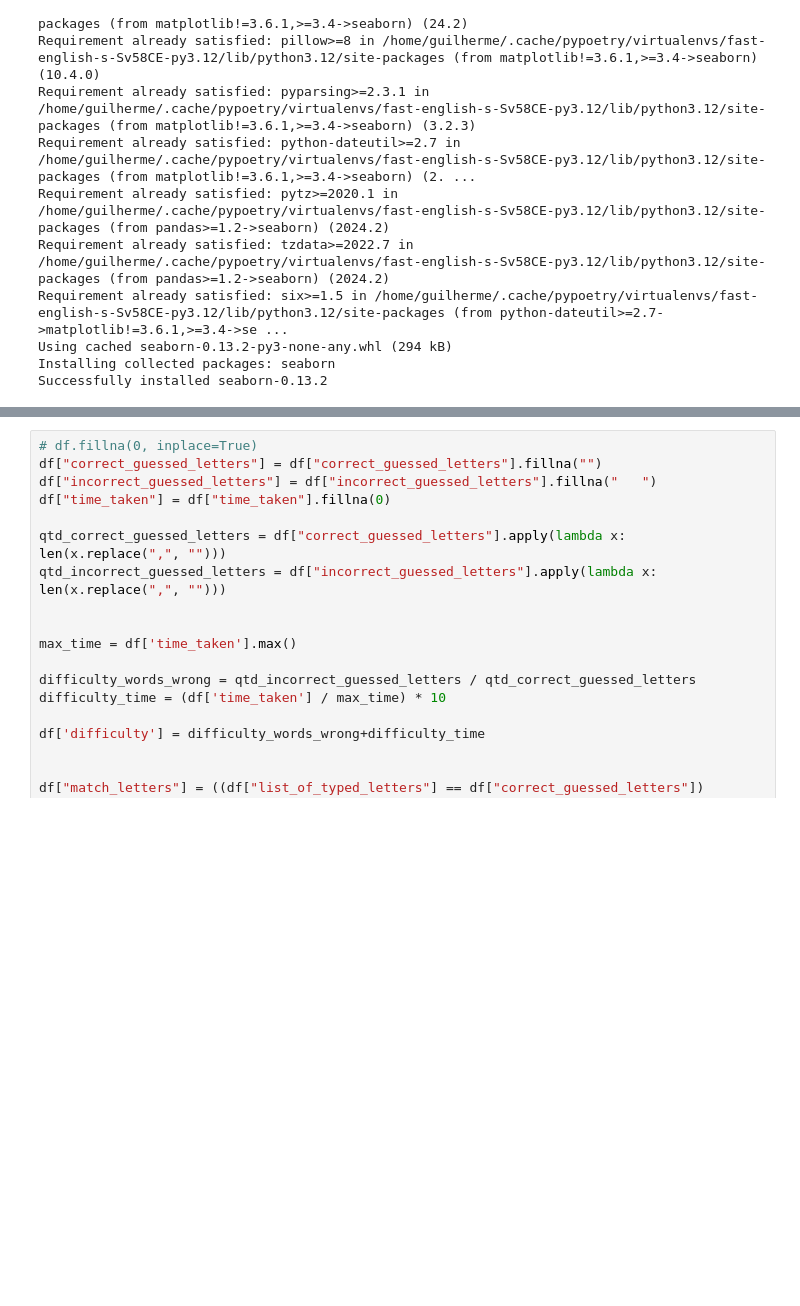
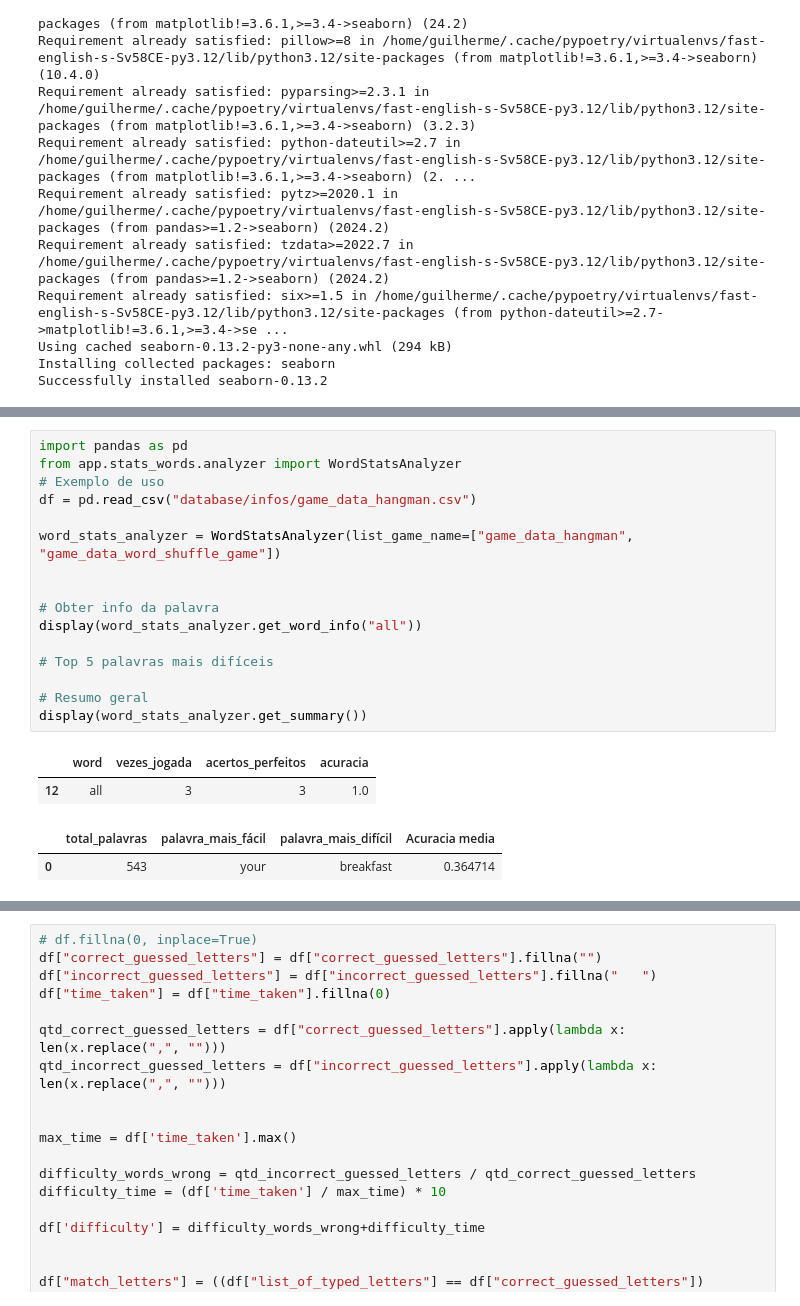
Before and after one commit to GuilhermeBranddao/fast-english, a Jupyter notebook: app/new_features/new_features/generate_statistc.ipynb, the cells around one changed output, grey strips where cells are left out. Saved outputs shown, nothing was run; the diff lists cells and outputs as text; blank space fills up the shorter version.

```diff
--- a/app/new_features/new_features/generate_statistc.ipynb
+++ b/app/new_features/new_features/generate_statistc.ipynb
@@ -77,0 +73,21 @@ Palavras vistas 320
+# %%
+import pandas as pd
+from app.stats_words.analyzer import WordStatsAnalyzer
+# Exemplo de uso
+df = pd.read_csv("database/infos/game_data_hangman.csv")
+
+word_stats_analyzer = WordStatsAnalyzer(list_game_name=["game_data_hangman", "game_data_word_shuffle_game"])
+
+
+# Obter info da palavra
+display(word_stats_analyzer.get_word_info("all"))
+
+# Top 5 palavras mais difíceis
+
+# Resumo geral
+display(word_stats_analyzer.get_summary())
+# %% [output]
+|  | word | vezes_jogada | acertos_perfeitos | acuracia |
+| 12 | all | 3 | 3 | 1.0 |
+|  | total_palavras | palavra_mais_fácil | palavra_mais_difícil | Acuracia media |
+| 0 | 543 | your | breakfast | 0.364714 |
```
Also changed, not shown: parts of 10 cells of this notebook, 8 other files.
